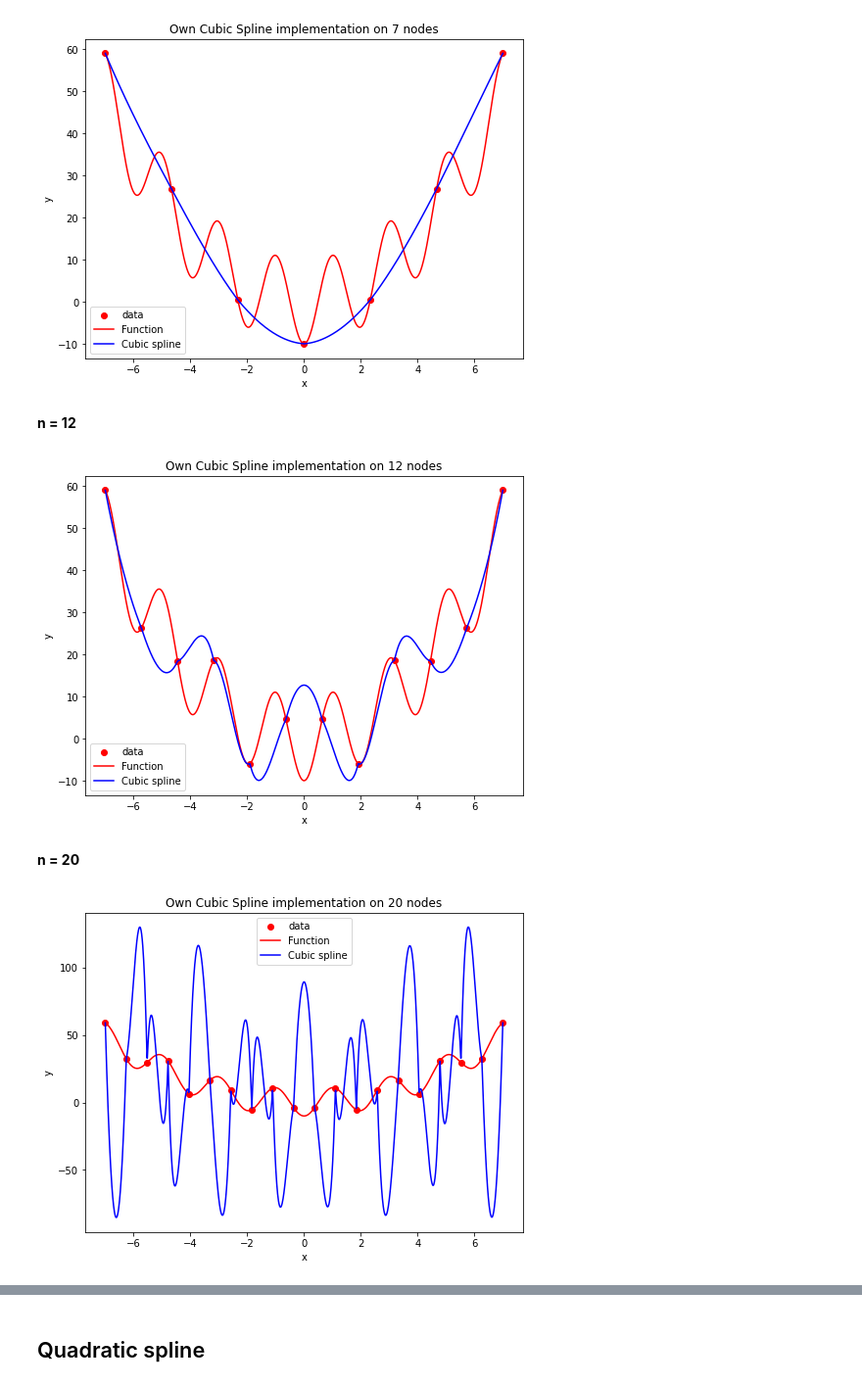
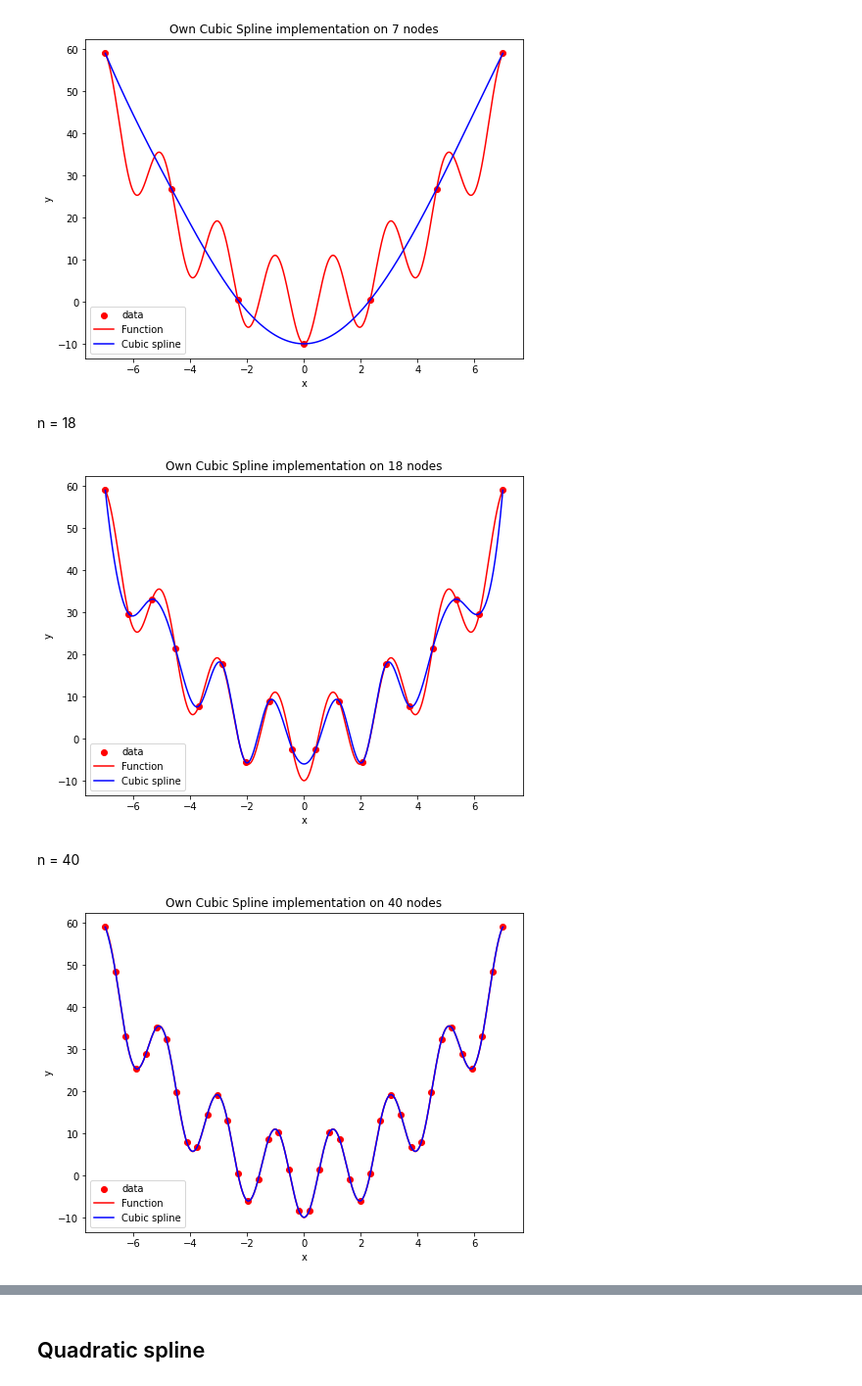
Before and after one commit to Szymon-Budziak/MOwNiT_course_AGH, a Jupyter notebook: Lab_4/Lab_4_code.ipynb, the cells around one changed output, grey strips where cells are left out. Shown at 98% size. Drawn from its saved outputs; the diff is of its cells as text; code cells hidden in the pictures.

Commit message:
CubicSpline improved

```diff
--- a/Lab_4/Lab_4_code.ipynb
+++ b/Lab_4/Lab_4_code.ipynb
@@ -47,9 +47,16 @@ def visualize(x, y, start, stop, n, function, name):
     elif name == "scipy cubic spline":
         plt.plot(X, function(X), label = "Cubic spline", color="blue")
         plt.title(f"Scipy Cubic Spline on {n} nodes")
+    elif name == "own quadratic spline":
+        plt.plot(X, function(X), label = "Quadratic spline", color="blue")
+        plt.title(f"Own Quadratic Spline on {n} nodes")
+    elif name == "scipy quadratic spline":
+        plt.plot(X, function(X), label = "Quadratic spline", color="blue")
+        plt.title(f"Scipy Quadratic Spline on {n} nodes")
     plt.xlabel("x")
     plt.ylabel("y")
     plt.legend()
+    plt.savefig("fig.png")
     plt.show()
 # %% [markdown]
 ## Errors
@@ -113,11 +130,12 @@ scipy_cubic_spline(-7, 7, 50)
 ### Own implementation
 # %%
 class CubicSpline:
-    def __init__(self, X, Y):
+    def __init__(self, X, Y, spline_type):
         self.X = X
         self.Y = Y
         self.n = len(X)
         self.sigma = None
+        self.solve(spline_type)
 
     def h(self, i):
         return self.X[i + 1] - self.X[i]
@@ -131,27 +149,32 @@ class CubicSpline:
     def delta3(self, i):
         return (self.delta2(i + 1) - self.delta2(i)) / (self.X[i + 2] - self.X[i - 1])
 
-    def fill_boundaries(self, h_matrix, d_matrix):
-        h_matrix[0][0] = -self.h(0)
-        h_matrix[0][1] = self.h(0)
-        h_matrix[self.n - 1][self.n - 2] = self.h(self.n - 2)
-        h_matrix[self.n - 1][self.n - 1] = -self.h(self.n - 2)
+    def fill_boundaries(self, h_matrix, d_matrix, spline_type):
+        if spline_type == "cubic":
+            h_matrix[0][0] = -self.h(0)
+            h_matrix[0][1] = self.h(0)
+            h_matrix[self.n - 1][self.n - 2] = self.h(self.n - 2)
+            h_matrix[self.n - 1][self.n - 1] = -self.h(self.n - 2)
 
-        d_matrix[0] = np.power(self.h(0), 2) * self.delta3(0)
-        d_matrix[self.n - 1] = -np.power(self.h(self.n - 2), 2) * self.delta3(self.n - 4)
+            d_matrix[0] = np.power(self.h(0), 2) * self.delta3(0)
+            d_matrix[self.n - 1] = -np.power(self.h(self.n - 2), 2) * self.delta3(self.n - 4)
+            self.sigma = np.linalg.solve(h_matrix, d_matrix)
+        elif spline_type == "natural":
+            h_matrix = h_matrix[1:-1, 1:-1]
+            d_matrix = d_matrix[1:-1]
+            self.sigma = [0, *np.linalg.solve(h_matrix, d_matrix), 0]
 
-    def solve(self):
+    def solve(self, spline_type):
         h_matrix = np.zeros(shape=(self.n, self.n))
         d_matrix = np.zeros(shape=(self.n, 1))
         for i in range(1, self.n - 1):
             h_matrix[i][i - 1] = self.h(i - 1)
-            h_matrix[i][i] = 2 * (self.h(i - 1) * self.h(i))
+            h_matrix[i][i] = 2 * (self.h(i - 1) + self.h(i))
             h_matrix[i][i + 1] = self.h(i)
 
             d_matrix[i] = self.delta(i) - self.delta(i - 1)
 
-        self.fill_boundaries(h_matrix, d_matrix)
-        self.sigma = np.linalg.solve(h_matrix, d_matrix)
+        self.fill_boundaries(h_matrix, d_matrix, spline_type)
 
     def find_interval(self, x):
         l = 0
@@ -174,9 +197,8 @@ class CubicSpline:
     def S(self, xs):
         return [self.s(x) for x in xs]
 # %%
-def own_cubic_spline(start, stop, n):
+def own_cubic_spline(start, stop, n, spline_type):
     X = np.linspace(start, stop, n)
     Y = func(X)
-    cubic_spline = CubicSpline(X, Y)
-    cubic_spline.solve()
+    cubic_spline = CubicSpline(X, Y, spline_type)
     visualize(X, Y, start, stop, n, cubic_spline.S, "own cubic spline")
@@ -193,14 +231,14 @@ own_cubic_spline(-7, 7, 7)
 # %% [output]
 [figure]
-# %% [markdown]
-__n = 12__
+# %% [markdown]
+n = 18
 # %%
-own_cubic_spline(-7, 7, 12)
+own_cubic_spline(-7, 7, 18, "cubic")
 # %% [output]
-[figure, old version]
+[figure, new version]
-# %% [markdown]
-__n = 20__
+# %% [markdown]
+n = 40
 # %%
-own_cubic_spline(-7, 7, 20)
+own_cubic_spline(-7, 7, 40, "cubic")
 # %% [output]
-[figure, old version]
+[figure, new version]
```
Also changed, not shown: parts of 73 cells of this notebook.
